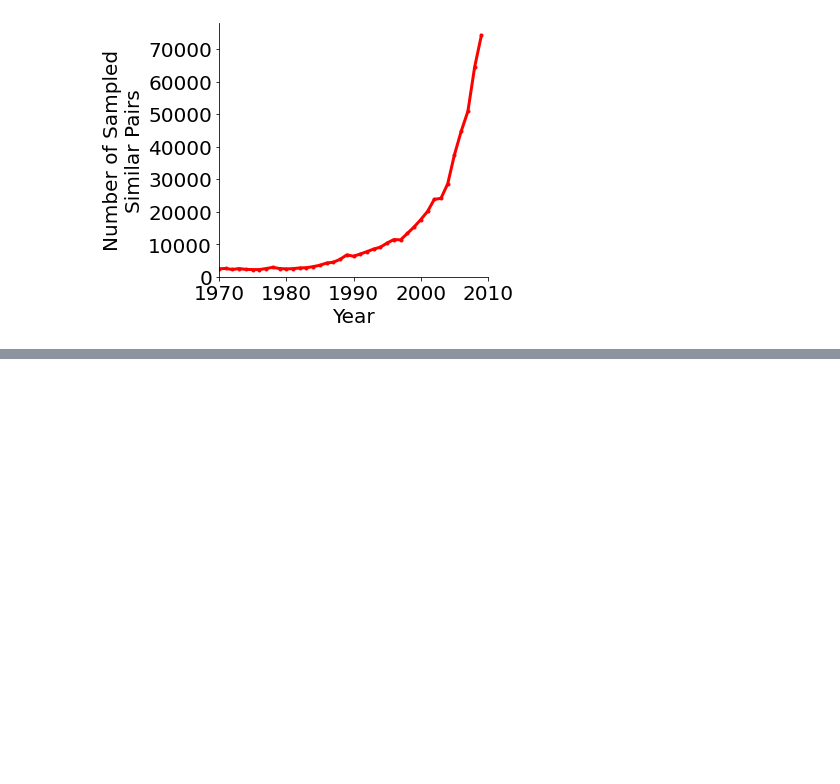
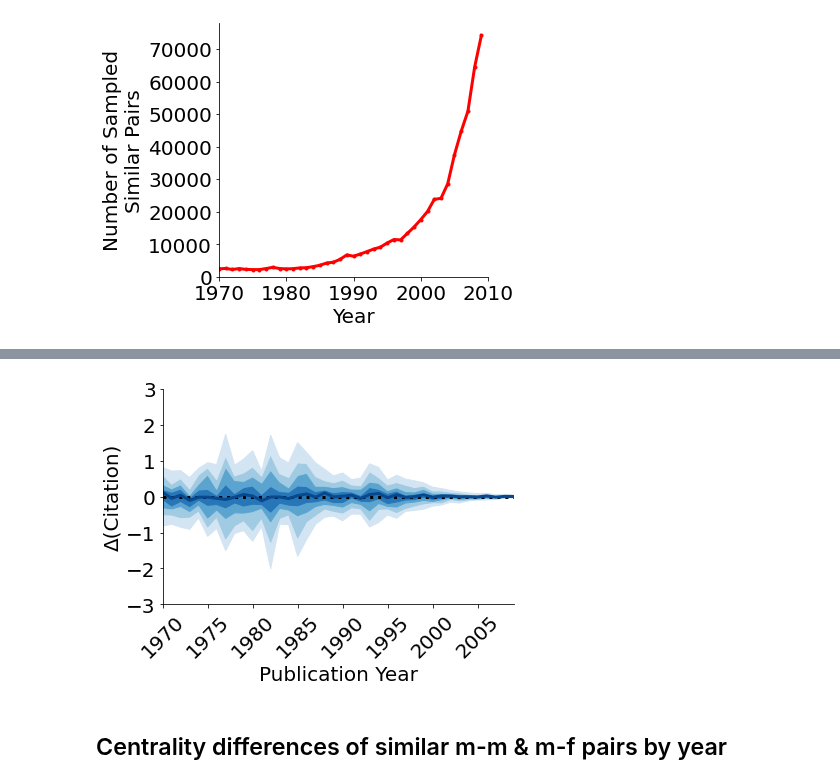
Before and after one commit to therobinkay/firstmover, a Jupyter notebook: main.ipynb, the cells around one changed output, grey strips where cells are left out. Drawn from its saved outputs; the diff is of its cells as text; code cells hidden in the pictures; blank space fills up the shorter version.

Commit message:
updated centrality analyses

```diff
--- a/main.ipynb
+++ b/main.ipynb
@@ -403,0 +630,45 @@ plt.tight_layout()
+# %%
+# m-m averaged percentile plot
+
+fig, ax = plt.subplots(figsize=(6,4.5))
+right_side = ax.spines["right"]
+top_side = ax.spines["top"]
+right_side.set_visible(False)
+top_side.set_visible(False)
+
+cm2 = sns.color_palette("Blues",10)
+
+plt.axhline(y=0, color='black', linestyle='dotted', lw=3)
+plt.plot(paired_mm.lateryear,paired_mm["median"],"-",label="M-M Median", color=cm2[9], lw=3)
+
+plt.fill_between(paired_mm.lateryear, paired_mm["percentile_10"],
+                 paired_mm["percentile_20"], color=cm2[1])
+plt.fill_between(paired_mm.lateryear, paired_mm["percentile_20"],
+                 paired_mm["percentile_30"], color=cm2[3])
+plt.fill_between(paired_mm.lateryear, paired_mm["percentile_30"],
+                 paired_mm["percentile_40"], color=cm2[5])
+plt.fill_between(paired_mm.lateryear, paired_mm["percentile_40"],
+                 paired_mm["median"], color=cm2[7])
+plt.fill_between(paired_mm.lateryear, paired_mm["median"],
+                 paired_mm["percentile_60"], color=cm2[7])
+plt.fill_between(paired_mm.lateryear, paired_mm["percentile_60"],
+                 paired_mm["percentile_70"], color=cm2[5])
+plt.fill_between(paired_mm.lateryear, paired_mm["percentile_70"],
+                 paired_mm["percentile_80"], color=cm2[3])
+plt.fill_between(paired_mm.lateryear, paired_mm["percentile_80"],
+                 paired_mm["percentile_90"], color=cm2[1])
+
+plt.xticks(fontsize=20, rotation=45)
+plt.yticks(fontsize=20)
+plt.xlabel("Publication Year", fontsize=20)
+plt.ylabel("\u0394(Citation)", fontsize=20)
+
+plt.xlim(xmin=1970, xmax=2009)
+plt.ylim(ymin=-3, ymax=3)
+
+plt.tight_layout()
+fig.savefig(f"/Users/robinkong/codes/mmpair_pp.pdf")
+# %% [output]
+[figure, added]
+# %% [markdown]
+## Centrality differences of similar m-m & m-f pairs by year
```
Also changed, not shown: parts of 16 cells of this notebook.
